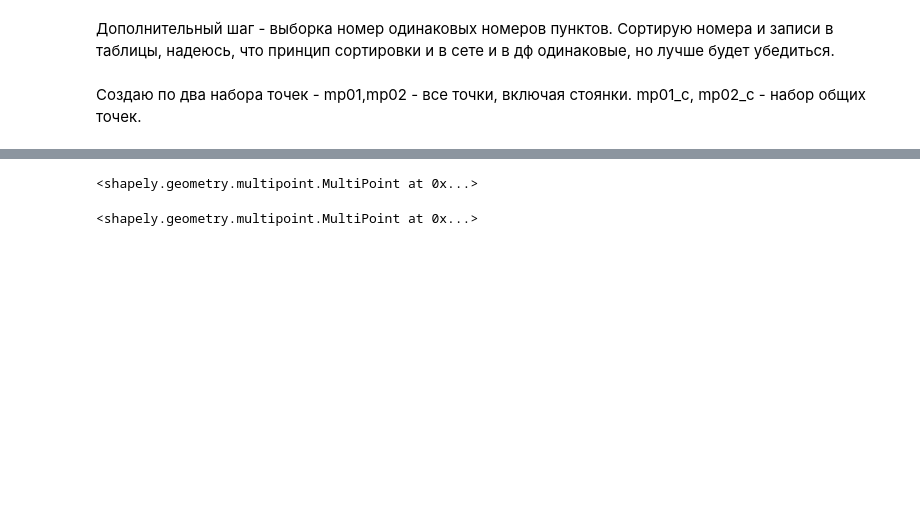
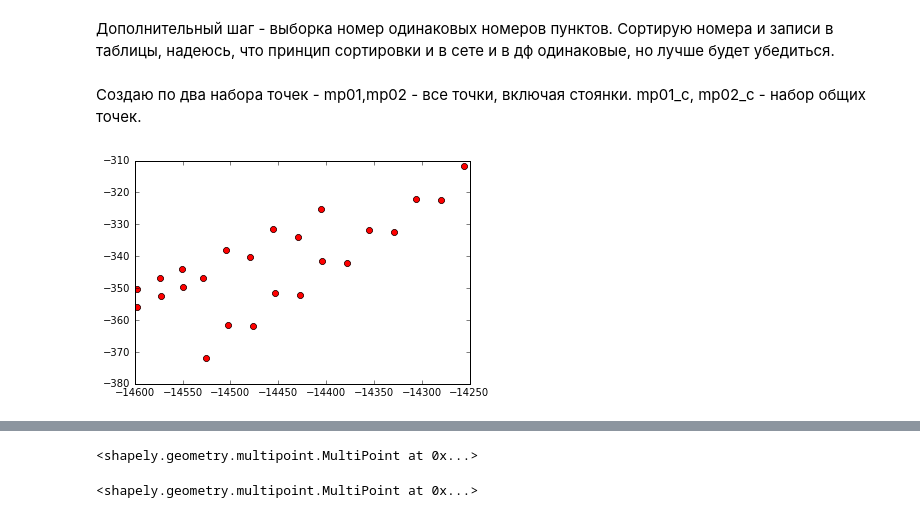
Before and after one commit to mexgil/bispor, a Jupyter notebook: Clean_shapely.ipynb, the cells around one changed output, grey strips where cells are left out. Cells and saved outputs as stored; diff of their text form; code cells hidden in the pictures; blank space fills up the shorter version.

```diff
--- a/Clean_shapely.ipynb
+++ b/Clean_shapely.ipynb
@@ -1,7 +1,7 @@
 # %%
 import pandas as pd
 
-df01 = pd.read_csv(r'data/chain/99.csv',sep=';', names=['Num','X','Y','Dist'],dtype={'Num':'str'})
+df01 = pd.read_csv(r'data/chain2/104.csv',sep=';', names=['Num','X','Y','Dist'],dtype={'Num':'str'})
 df01
 # %% [output]
 |  | Num | X | Y | Dist |
@@ -20,5 +20,5 @@ df01
 # %%
-df02 = pd.read_csv(r'data/chain/999.csv',sep=';', names=['Num','X','Y','Dist'],dtype={'Num':'str'})
+df02 = pd.read_csv(r'data/chain2/105.csv',sep=';', names=['Num','X','Y','Dist'],dtype={'Num':'str'})
 df02
 # %% [output]
 |  | Num | X | Y | Dist |
@@ -51,3 +51,19 @@ mp01 = MultiPoint([i[2:4] for i in df01.itertuples()])
 mp01_c = MultiPoint([i[2:4] for i in df01_com.itertuples()])
 mp02 = MultiPoint([i[2:4] for i in df02.itertuples()])
 mp02_c = MultiPoint([i[2:4] for i in df02_com.itertuples()])
+# %%
+import matplotlib.pyplot as plt
+%matplotlib inline
+
+def plp(z,n):
+    for p in z:
+        x = [i.x for i in p.geoms]
+        y = [i.y for i in p.geoms]
+        plt.figure(n)
+        plt.plot(x,y,'ro')
+        plt.plot(x,y,'ro')
+    plt.show()
+# %%
+plp((mp01,mp02),0)
+# %% [output]
+[figure, added]
```
Also changed, not shown: parts of 16 cells of this notebook, 3 other files.
